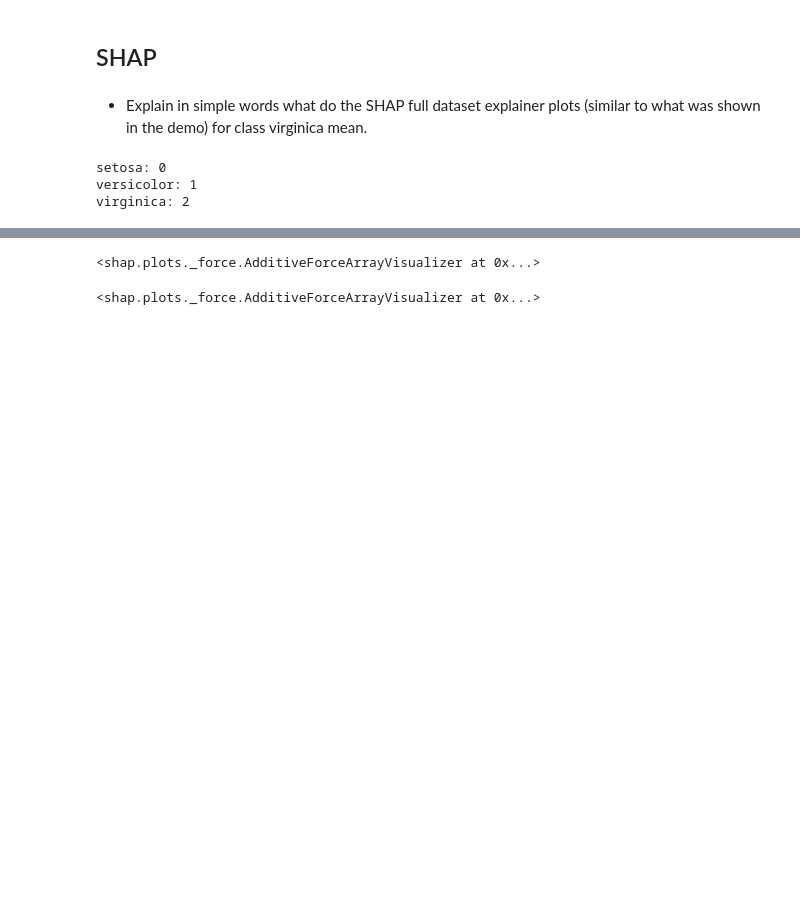
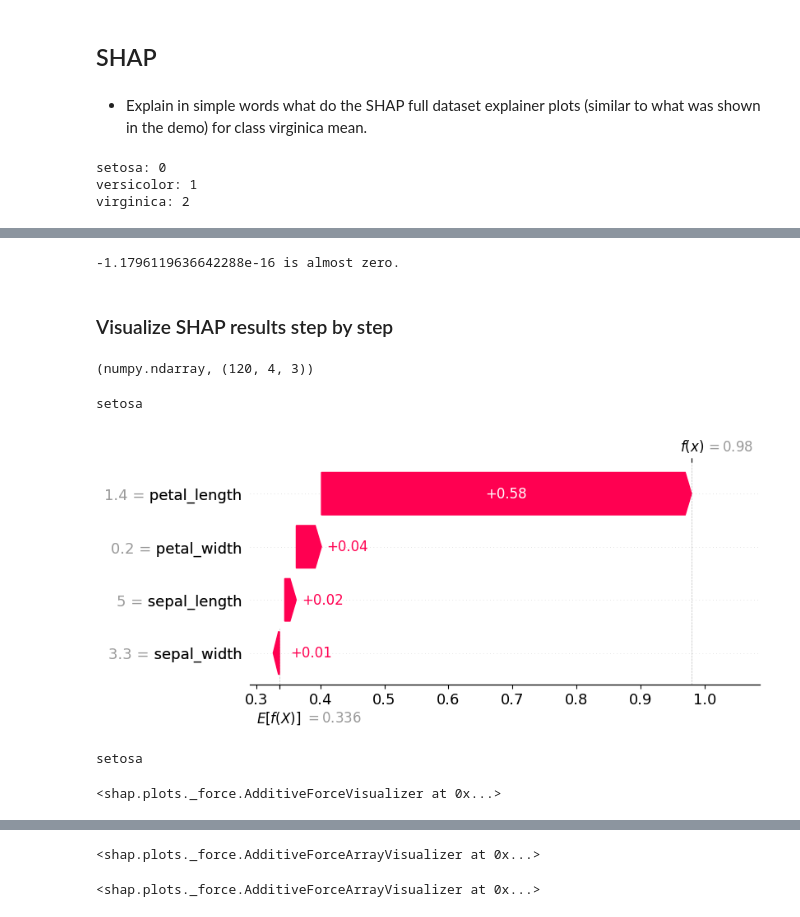
Before and after one commit to ganeshbmc/MLOps_1, a Jupyter notebook: bias_explainability_demo/ga9_mlops.ipynb, the cells around one changed output, grey strips where cells are left out. Cells and saved outputs as stored; diff of their text form; code cells hidden in the pictures; blank space fills up the shorter version.

```diff
--- a/bias_explainability_demo/ga9_mlops.ipynb
+++ b/bias_explainability_demo/ga9_mlops.ipynb
@@ -144,6 +202,6 @@ array(['virginica', 'versicolor', 'versicolor', 'setosa', 'setosa'],
       dtype=object)
 # %%
-y_pred = clf.predict(X_test)
+y_pred = clf.predict(X_test_scaled)
 print(y_pred[:5])
 accuracy_score(y_test, y_pred)
 # %% [output]
@@ -152,5 +210,10 @@ accuracy_score(y_test, y_pred)
 # %%
-mf = MetricFrame(metrics=accuracy_score,
+mf = MetricFrame(metrics={
+                            # "selection_rate": selection_rate,
+                            # "recall": recall_score,   # from sklearn
+                            "accuracy": accuracy_score,
+                            # "false negative": false_negative_rate,
+                        },
                 y_true=y_test,
                 y_pred=y_pred,
                 sensitive_features=A_test)
@@ -181,10 +248,6 @@ Gap in pp: 5.803571428571431
 # %%
-from fairlearn.metrics import MetricFrame, selection_rate
-from sklearn.metrics import recall_score
-import numpy as np
-
 classes = clf.classes_
-proba   = clf.predict_proba(X_test)
+proba   = clf.predict_proba(X_test_scaled)
 
 for c_idx, c in enumerate(classes):
     y_true_bin = (y_test == c).astype(int)
@@ -192,8 +255,10 @@ for c_idx, c in enumerate(classes):
 
     mf_c = MetricFrame(
         metrics={
+            "accuracy": accuracy_score,
+            "recall": recall_score,   # from sklearn
+            "false negative": false_negative_rate,
             "selection_rate": selection_rate,
-            "recall": recall_score   # from sklearn
         },
         y_true=y_true_bin,
         y_pred=y_pred_bin,
@@ -202,7 +267,10 @@ for c_idx, c in enumerate(classes):
 
     print(f"\nClass: {c}")
     print(mf_c.by_group)
-    print("Selection rate diff:", mf_c.difference()["selection_rate"])
-    print("Recall diff:", mf_c.difference()["recall"])
+
+    print("Accuracy diff:", round(mf_c.difference()["accuracy"] * 100, 2))
+    print("Recall diff:", round(mf_c.difference()["recall"] * 100, 2))
+    print("False Negative diff:", round(mf_c.difference()["false negative"] * 100, 2))
+    print("Selection rate diff:", round(mf_c.difference()["selection_rate"] * 100, 2))
 # %% [output]
 Class: setosa
@@ -237,9 +318,9 @@ virginica: 2
 import shap
 
 shap.initjs()
-explainer = shap.KernelExplainer(clf.predict_proba, X_train)
-shap_values = explainer.shap_values(X_test)
-shap_values
+explainer = shap.KernelExplainer(clf.predict_proba, X_train_scaled)
+shap_exp_object = explainer(X_test_scaled)
+type(shap_exp_object)
 # %% [output]
 [interactive output not drawn]
 Using 180 background data samples could cause slower run times. Consider using shap.sample(data, K) or shap.kmeans(data, K) to summarize the background as K samples.
@@ -262,0 +374,33 @@ array([[[-0.01068946,  0.02400673, -0.01331726],
+# %%
+# Check if sum of SHAP values is zero
+
+tolerance = 1e-10 # Define your acceptable tolerance for "almost zero"
+
+shap_val = sum(shap_values[0][0])
+
+if math.isclose(shap_val, 0, abs_tol=tolerance):
+    print(f"{shap_val} is almost zero.")
+else:
+    print(f"{shap_val} is not almost zero.")
+# %% [output]
+-1.1796119636642288e-16 is almost zero.
+# %% [markdown]
+### Visualize SHAP results step by step
+# %%
+type(shap_values), shap_values.shape
+# %% [output]
+(numpy.ndarray, (120, 4, 3))
+# %%
+# visualize the first prediction's explanation (Setosa)
+print(y_pred[3])
+shap.plots.waterfall(shap_exp_object[3][:, 0])
+# %% [output]
+setosa
+[figure, added]
+# %%
+# visualize the first prediction's explanation with a force plot
+print(y_pred[3])
+shap.plots.force(shap_exp_object[3][:, 0])
+# %% [output]
+setosa
+<shap.plots._force.AdditiveForceVisualizer at 0x...>
```
Also changed, not shown: parts of 45 cells of this notebook, 1 other file.
